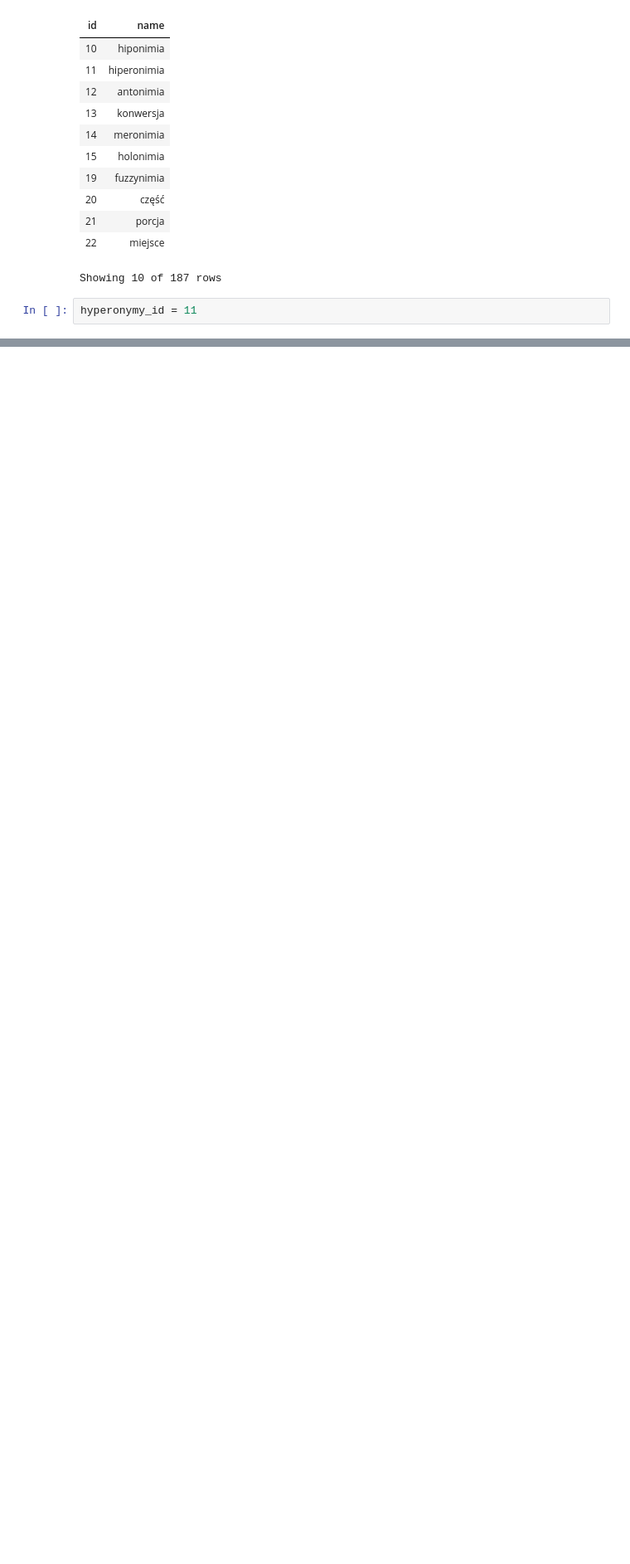
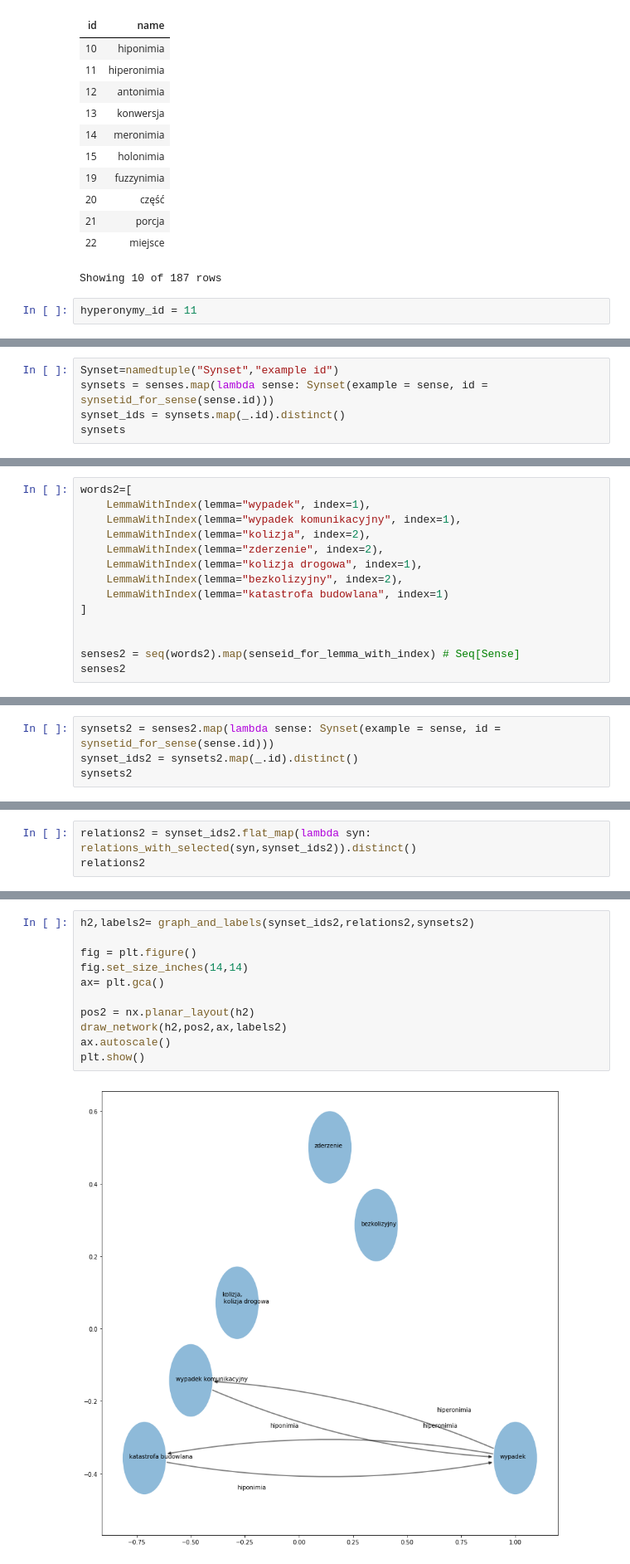
Before and after one commit to JakDar/nlp-lab-2019, a Jupyter notebook: lab6/Untitled.ipynb, the cells around one changed output, grey strips where cells are left out. Shown at 83% size. Saved outputs shown, nothing was run; the diff lists cells and outputs as text; blank space fills up the shorter version.

```diff
--- a/lab6/Untitled.ipynb
+++ b/lab6/Untitled.ipynb
@@ -153,0 +335,5 @@ sense_relations(644786)#.map(lambda entry: entry['relation']['id'])
+# %%
+Synset=namedtuple("Synset","example id")
+synsets = senses.map(lambda sense: Synset(example = sense, id = synsetid_for_sense(sense.id)))
+synset_ids = synsets.map(_.id).distinct()
+synsets
@@ -153,0 +463,14 @@ sense_relations(644786)#.map(lambda entry: entry['relation']['id'])
+# %%
+words2=[
+    LemmaWithIndex(lemma="wypadek", index=1),
+    LemmaWithIndex(lemma="wypadek komunikacyjny", index=1),
+    LemmaWithIndex(lemma="kolizja", index=2),
+    LemmaWithIndex(lemma="zderzenie", index=2),
+    LemmaWithIndex(lemma="kolizja drogowa", index=1),
+    LemmaWithIndex(lemma="bezkolizyjny", index=2),
+    LemmaWithIndex(lemma="katastrofa budowlana", index=1)
+]
+
+
+senses2 = seq(words2).map(senseid_for_lemma_with_index) # Seq[Sense]
+senses2
@@ -153,0 +486,4 @@ sense_relations(644786)#.map(lambda entry: entry['relation']['id'])
+# %%
+synsets2 = senses2.map(lambda sense: Synset(example = sense, id = synsetid_for_sense(sense.id)))
+synset_ids2 = synsets2.map(_.id).distinct()
+synsets2
@@ -153,0 +499,3 @@ sense_relations(644786)#.map(lambda entry: entry['relation']['id'])
+# %%
+relations2 = synset_ids2.flat_map(lambda syn: relations_with_selected(syn,synset_ids2)).distinct()
+relations2
@@ -154 +510,14 @@ sense_relations(644786)#.map(lambda entry: entry['relation']['id'])
+# %%
+h2,labels2= graph_and_labels(synset_ids2,relations2,synsets2)
+
+fig = plt.figure()
+fig.set_size_inches(14,14)
+ax= plt.gca()
+
+pos2 = nx.planar_layout(h2)
+draw_network(h2,pos2,ax,labels2)
+ax.autoscale()
+plt.show()
+# %% [output]
+[figure, added]
 # %% [markdown]
```
Also changed, not shown: parts of 39 cells of this notebook.
